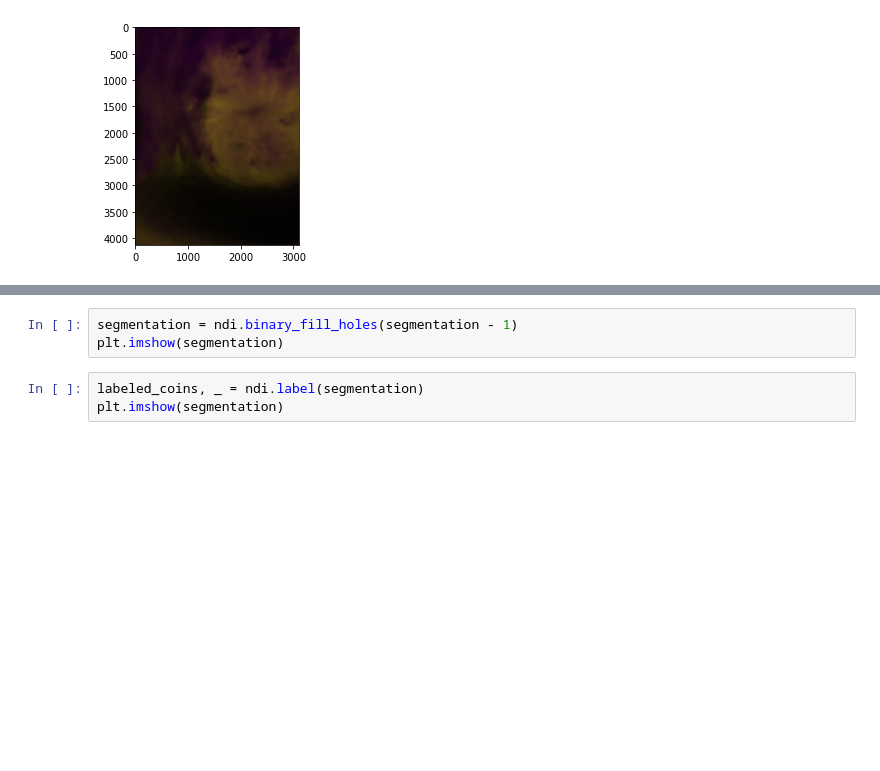
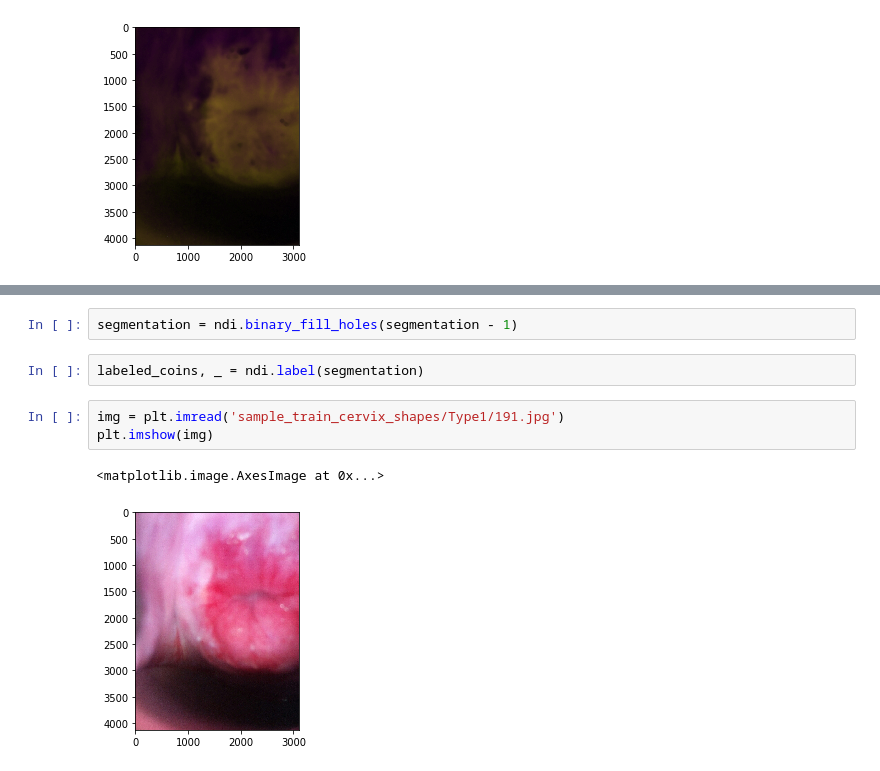
Before and after one commit to NadiaBlostein/Ai4GoodLab_CombatCervicalCancer, a Jupyter notebook: scitkit_image_exploration.ipynb, the cells around one changed output, grey strips where cells are left out. Drawn from its saved outputs; the diff is of its cells as text; blank space fills up the shorter version.

Commit message:
trying new segmentation method

```diff
--- a/scitkit_image_exploration.ipynb
+++ b/scitkit_image_exploration.ipynb
@@ -130,6 +133,10 @@ plt.imshow(segmentation)
 # %%
 segmentation = ndi.binary_fill_holes(segmentation - 1)
-plt.imshow(segmentation)
 # %%
 labeled_coins, _ = ndi.label(segmentation)
-plt.imshow(segmentation)
+# %%
+img = plt.imread('sample_train_cervix_shapes/Type1/191.jpg')
+plt.imshow(img)
+# %% [output]
+<matplotlib.image.AxesImage at 0x...>
+[figure, added]
```
Also changed, not shown: parts of 4 cells of this notebook.
